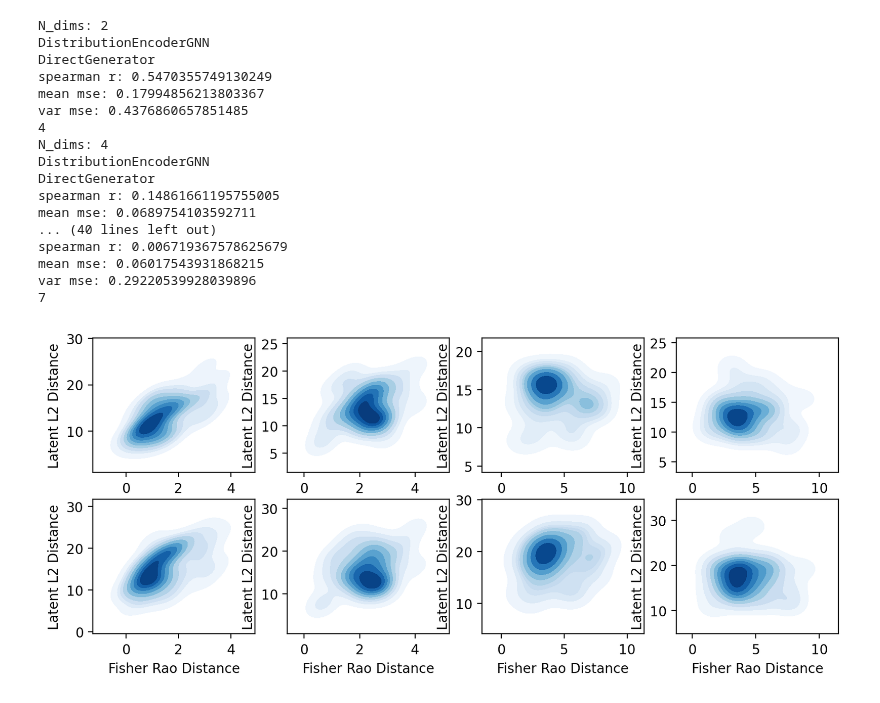
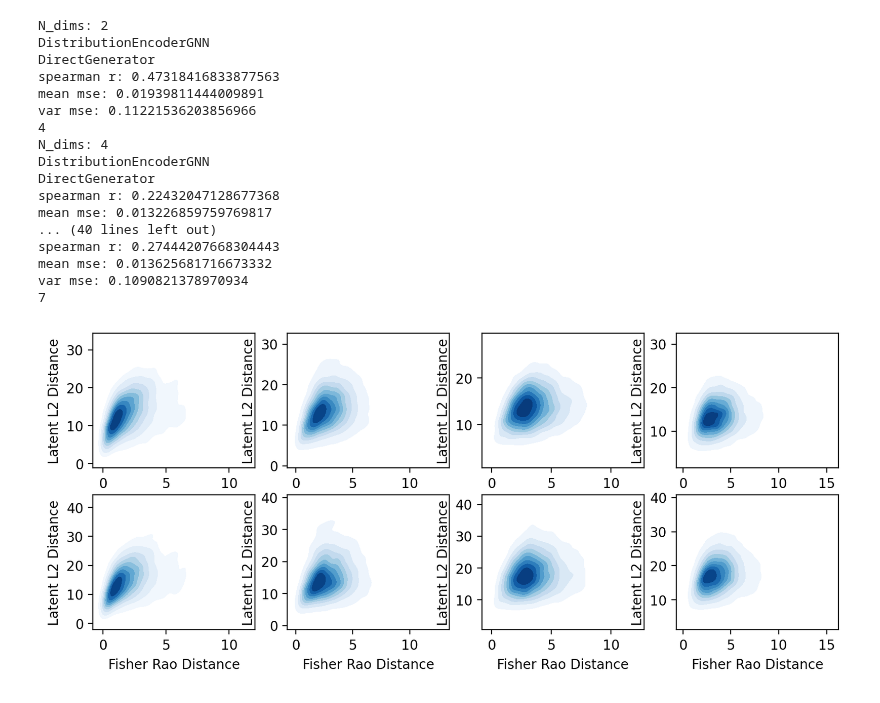
Before and after one commit to njwfish/DistributionEmbeddings, a Jupyter notebook: numerical_results/fr_inspection.ipynb, the cells around one changed output. Saved outputs shown, nothing was run; the diff lists cells and outputs as text; code cells hidden in the pictures.

```diff
--- a/numerical_results/fr_inspection.ipynb
+++ b/numerical_results/fr_inspection.ipynb
@@ -88,41 +88,41 @@ for c in simple_configs:
         N_dims = c['config']['dataset']['data_shape'][0]
         print('N_dims:', N_dims)
 
-        d = dists_and_errors(c, num_samples=10, return_xy=True)
+        d = dists_and_errors(c, num_samples=200, return_xy=True)
 
         x, y = d['xy'][:, 0], d['xy'][:, 1]
 
 
         i = 'GNN' in d['encoder']
         j = N_dims - 2
 
         ax = axs.flatten()[i * 4 + j]
 
         print(i*4+j)
 
         sns.kdeplot(x=x, y=y, levels=10, ax=ax, cmap='Blues',
                     fill=True, thresh=0.05)
         ax.set_xlabel('Fisher Rao Distance')
         ax.set_ylabel('Latent L2 Distance')
         # ax.set_title(d['encoder']+'+'+d['generator']+', '+str(N_dims)+'dims')
 
 plt.show()
 # %% [output]
 N_dims: 2
 DistributionEncoderGNN
 DirectGenerator
-spearman r: 0.5470355749130249
-mean mse: 0.17994856213803367
-var mse: 0.4376860657851485
+spearman r: 0.47318416833877563
+mean mse: 0.01939811444009891
+var mse: 0.11221536203856966
 4
 N_dims: 4
 DistributionEncoderGNN
 DirectGenerator
-spearman r: 0.14861661195755005
-mean mse: 0.0689754103592711
+spearman r: 0.22432047128677368
+mean mse: 0.013226859759769817
 ... (40 lines left out)
-spearman r: 0.006719367578625679
-mean mse: 0.06017543931868215
-var mse: 0.29220539928039896
+spearman r: 0.27444207668304443
+mean mse: 0.013625681716673332
+var mse: 0.1090821378970934
 7
-[figure, old version]
+[figure, new version]
```
Also changed, not shown: parts of 4 cells of this notebook.
